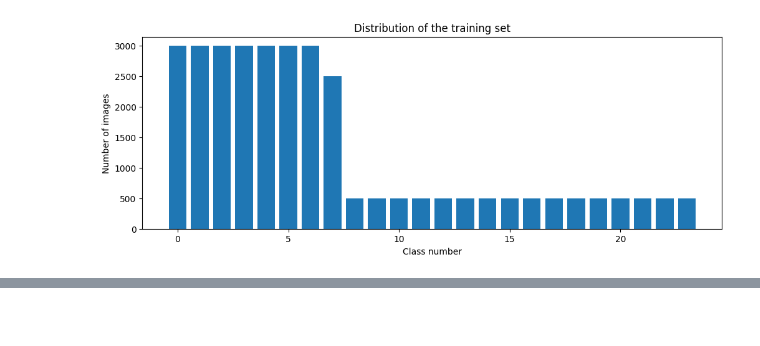
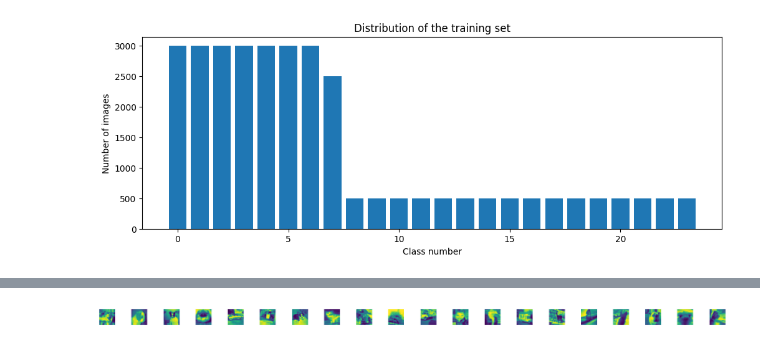
Before and after one commit to Alizzie/ST_CA1, a Jupyter notebook: main.ipynb, the cells around one changed output, grey strips where cells are left out. Saved outputs shown, nothing was run; the diff lists cells and outputs as text; code cells hidden in the pictures; blank space fills up the shorter version.

Commit message:
Apply Data Augmentation

```diff
--- a/main.ipynb
+++ b/main.ipynb
@@ -373,4 +377,2 @@ def label_shape_match(x_train, y_train, x_test, y_test):
 # %%
 x_train, x_val, y_train, y_val = train_test_split(x_train, y_train, test_size=0.2, random_state=42)
-y_train, y_test = one_hot_encode_labels(y_train, y_test)
-label_shape_match(x_train, y_train, x_test, y_test)
@@ -382,3 +379,23 @@ label_shape_match(x_train, y_train, x_test, y_test)
+# %%
+y_train, y_val, y_test = one_hot_encode_labels(y_train, y_val, y_test, num_classes)
+label_shape_match(x_train, y_train, x_val, y_val, x_test, y_test)
+# %%
+x_train = x_train.reshape(x_train.shape[0], 32, 32, 1)
+x_val = x_val.reshape(x_val.shape[0], 32, 32, 1)
+x_test = x_test.reshape(x_test.shape[0], 32, 32, 1)
+# %%
+datagen = ImageDataGenerator(width_shift_range=0.1, height_shift_range = 0.1, zoom_range = 0.2, shear_range = 0.1, rotation_range=10)
+datagen.fit(x_train)
+batches = datagen.flow(x_train, y_train, batch_size = 20)
+X_batch, y_batch = next(batches)
+# %%
+fig, axs = plt.subplots(1, 20, figsize=(20, 5))
+fig.tight_layout()
+for i in range(20):
+  axs[i].imshow(X_batch[i].reshape(32, 32))
+  axs[i].axis('off')
+# %% [output]
+[figure, added]
 # %%
 # IDEA:
 # for superclass, change all fine_labels corresponding to superclass into one label (for avoiding label duplication, number >= 100)
```
Also changed, not shown: parts of 10 cells of this notebook.
